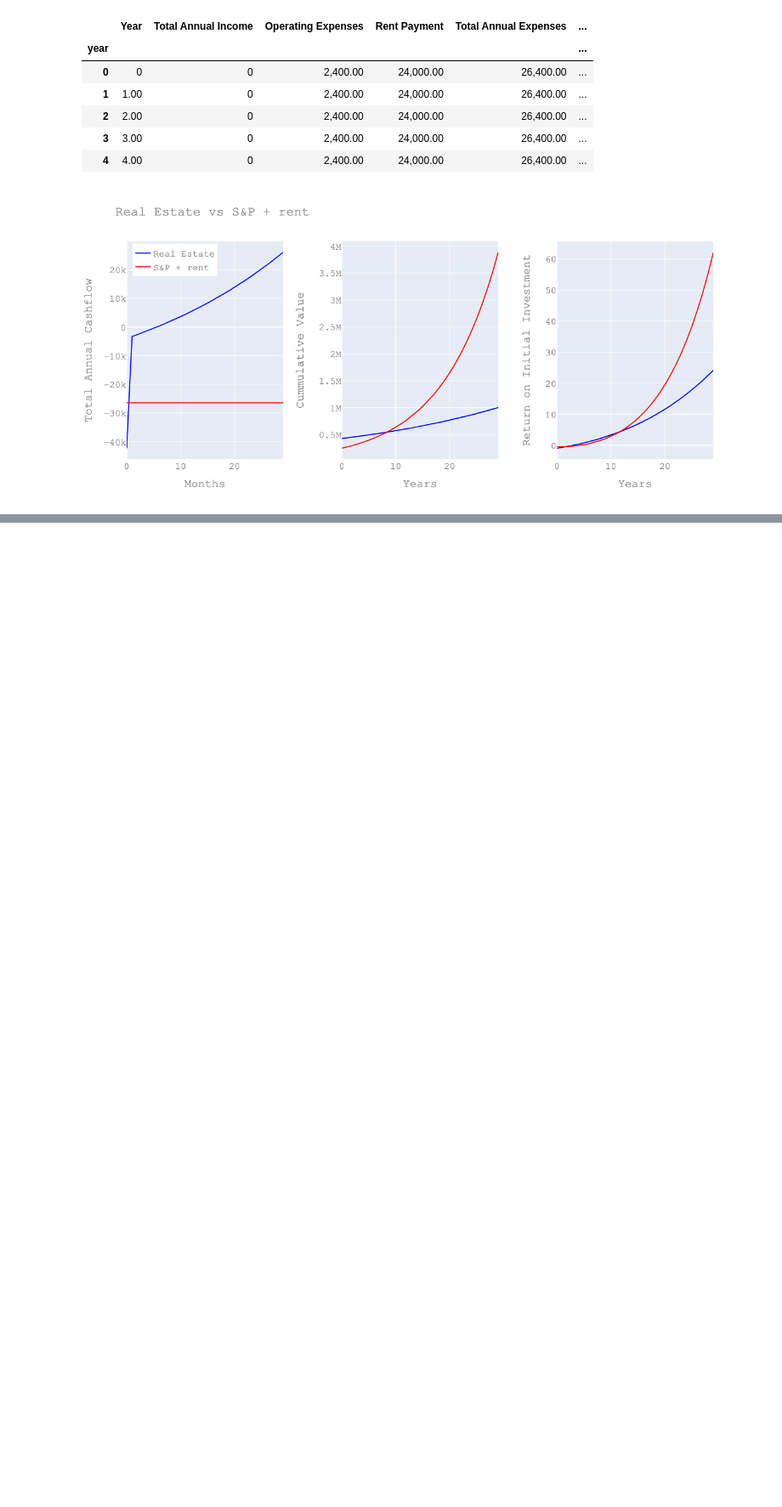
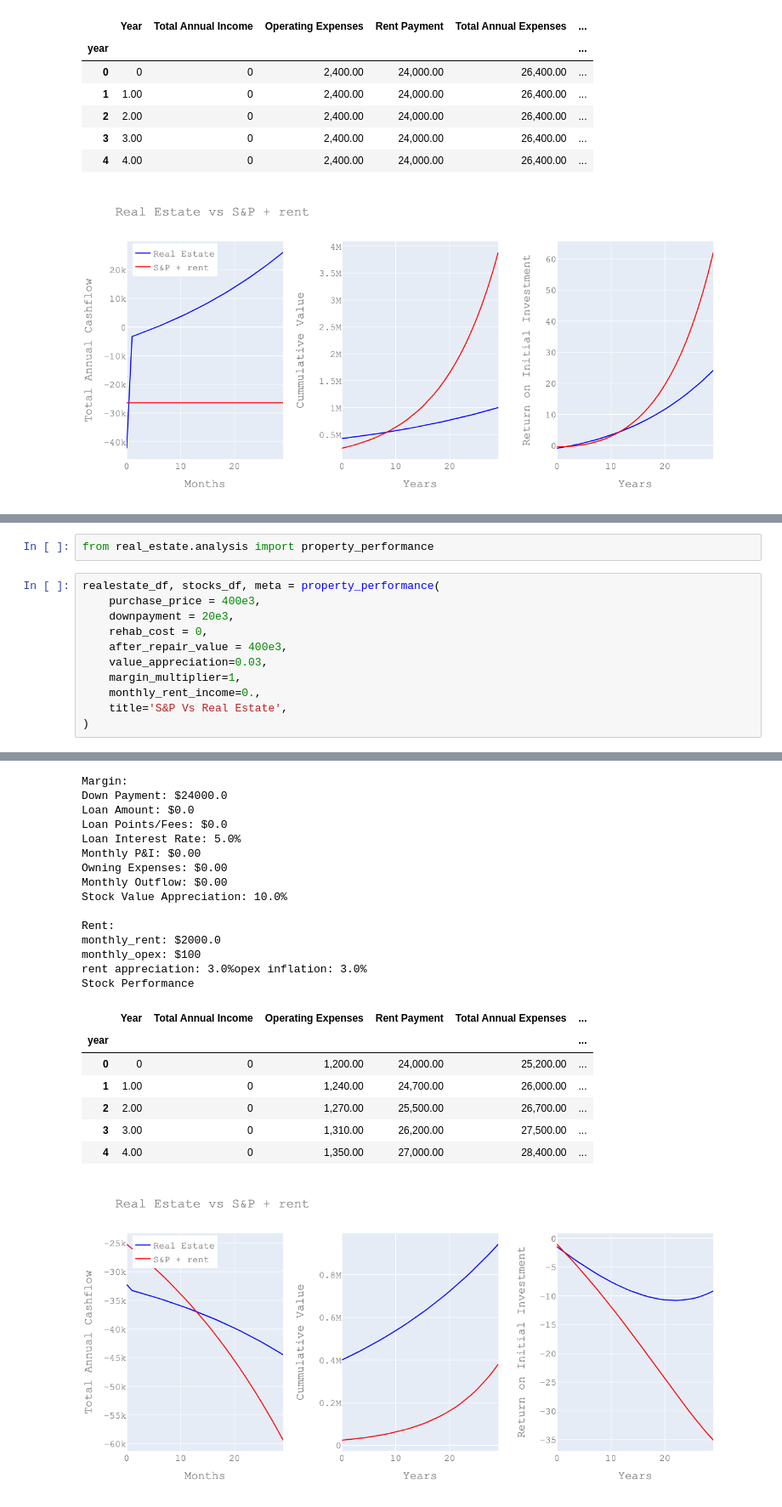
Before and after one commit to RupertDodkins/real_estate, a Jupyter notebook: scripts/mutliplot_view.ipynb, the cells around one changed output, grey strips where cells are left out. Shown at 85% size. Cells and saved outputs as stored; diff of their text form; blank space fills up the shorter version.

```diff
--- a/scripts/mutliplot_view.ipynb
+++ b/scripts/mutliplot_view.ipynb
@@ -469,0 +520,14 @@ Stock Performance
+# %%
+from real_estate.analysis import property_performance
+# %%
+realestate_df, stocks_df, meta = property_performance(
+    purchase_price = 400e3,
+    downpayment = 20e3,
+    rehab_cost = 0,
+    after_repair_value = 400e3,
+    value_appreciation=0.03,
+    margin_multiplier=1,
+    monthly_rent_income=0.,
+    title='S&P Vs Real Estate',
+)
+# %% [output]
@@ -469,0 +557,23 @@ Stock Performance
+Margin:
+Down Payment: $24000.0
+Loan Amount: $0.0
+Loan Points/Fees: $0.0
+Loan Interest Rate: 5.0%
+Monthly P&I: $0.00
+Owning Expenses: $0.00
+Monthly Outflow: $0.00
+Stock Value Appreciation: 10.0%
+
+Rent:
+monthly_rent: $2000.0
+monthly_opex: $100
+rent appreciation: 3.0%opex inflation: 3.0%
+Stock Performance
+|  | Year | Total Annual Income | Operating Expenses | Rent Payment | Total Annual Expenses | ... |
+| year |  |  |  |  |  | ... |
+| 0 | 0 | 0 | 1,200.00 | 24,000.00 | 25,200.00 | ... |
+| 1 | 1.00 | 0 | 1,240.00 | 24,700.00 | 26,000.00 | ... |
+| 2 | 2.00 | 0 | 1,270.00 | 25,500.00 | 26,700.00 | ... |
+| 3 | 3.00 | 0 | 1,310.00 | 26,200.00 | 27,500.00 | ... |
+| 4 | 4.00 | 0 | 1,350.00 | 27,000.00 | 28,400.00 | ... |
+[figure, added]
```
Also changed, not shown: parts of 3 cells of this notebook, 3 other files.
